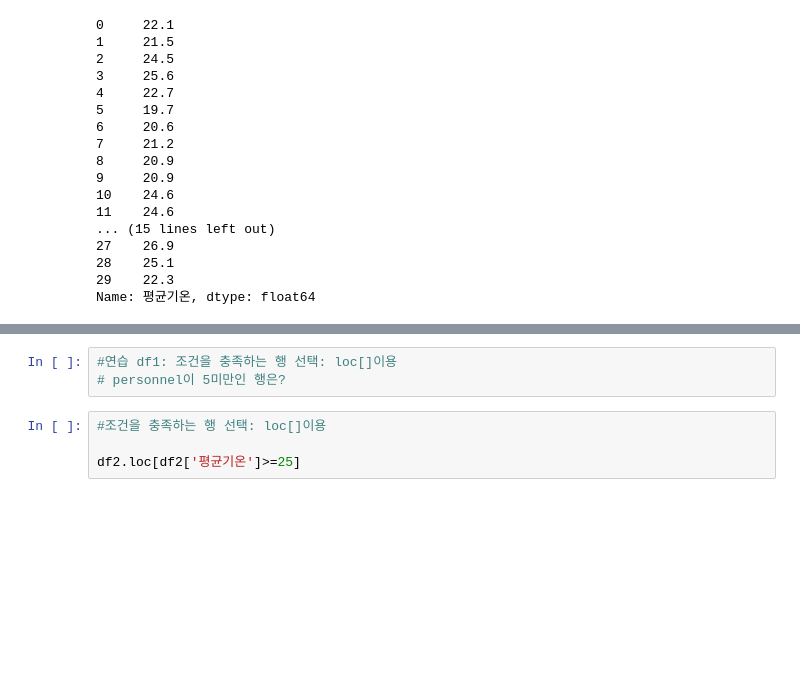
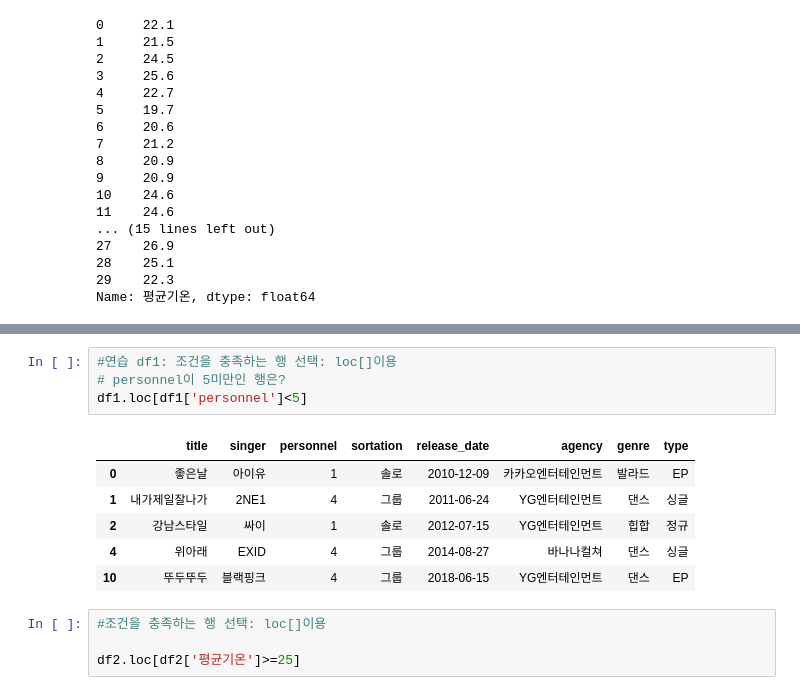
Before and after one commit to mj1kim/minjeong, a Jupyter notebook: 1106M_PdPractice1_202021716김민정.ipynb, the cells around one changed output, grey strips where cells are left out. Cells and saved outputs as stored; diff of their text form; blank space fills up the shorter version.

```diff
--- a/1106M_PdPractice1_202021716김민정.ipynb
+++ b/1106M_PdPractice1_202021716김민정.ipynb
@@ -222,6 +257,14 @@ df1.loc[df1['personnel']>=5]
 # %%
 #연습 df1: 조건을 충족하는 행 선택: loc[]이용
 # personnel이 5미만인 행은?
+df1.loc[df1['personnel']<5]
+# %% [output]
+|  | title | singer | personnel | sortation | release_date | agency | genre | type |
+| 0 | 좋은날 | 아이유 | 1 | 솔로 | 2010-12-09 | 카카오엔터테인먼트 | 발라드 | EP |
+| 1 | 내가제일잘나가 | 2NE1 | 4 | 그룹 | 2011-06-24 | YG엔터테인먼트 | 댄스 | 싱글 |
+| 2 | 강남스타일 | 싸이 | 1 | 솔로 | 2012-07-15 | YG엔터테인먼트 | 힙합 | 정규 |
+| 4 | 위아래 | EXID | 4 | 그룹 | 2014-08-27 | 바나나컬쳐 | 댄스 | 싱글 |
+| 10 | 뚜두뚜두 | 블랙핑크 | 4 | 그룹 | 2018-06-15 | YG엔터테인먼트 | 댄스 | EP |
 # %%
 #조건을 충족하는 행 선택: loc[]이용
 
```
Also changed, not shown: parts of 11 cells of this notebook.
